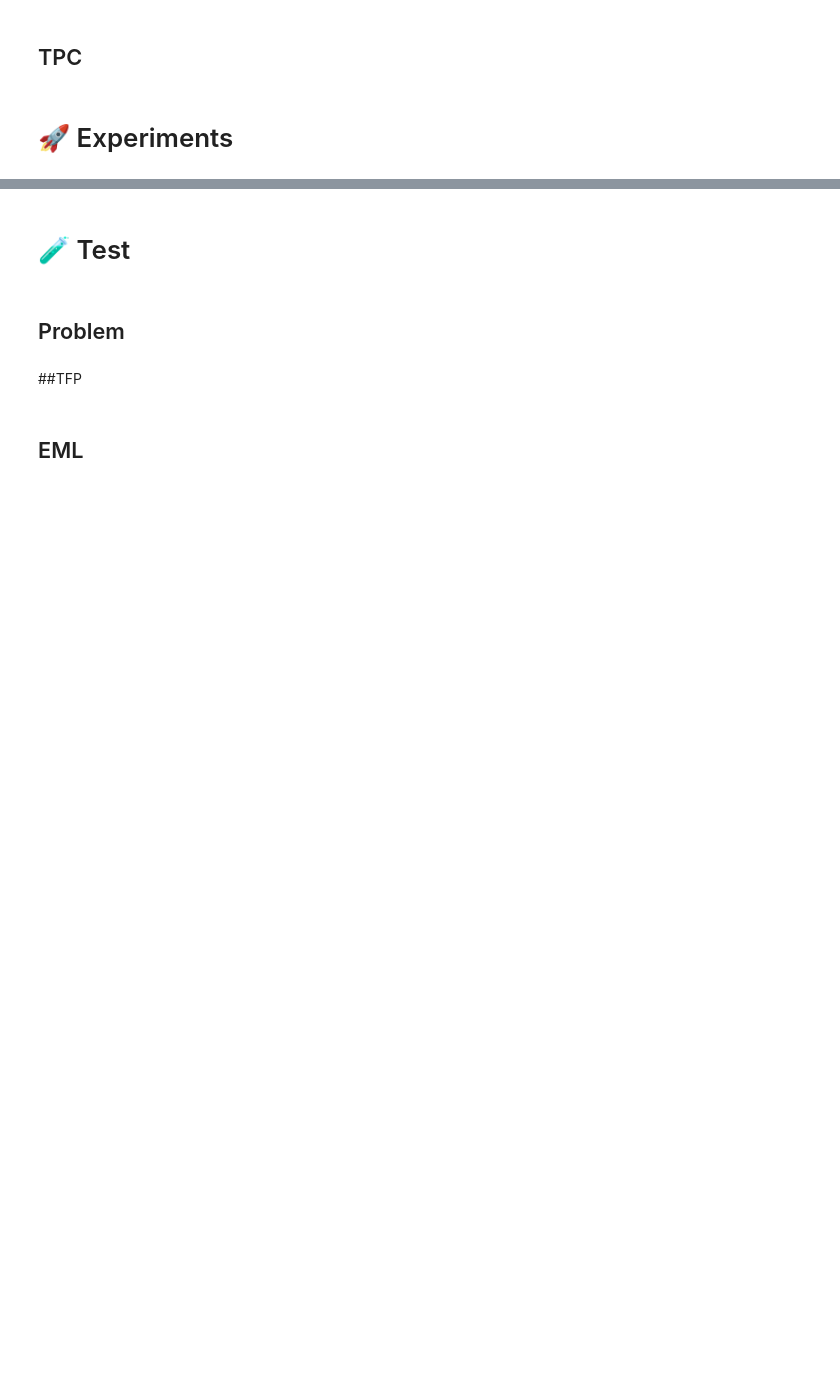
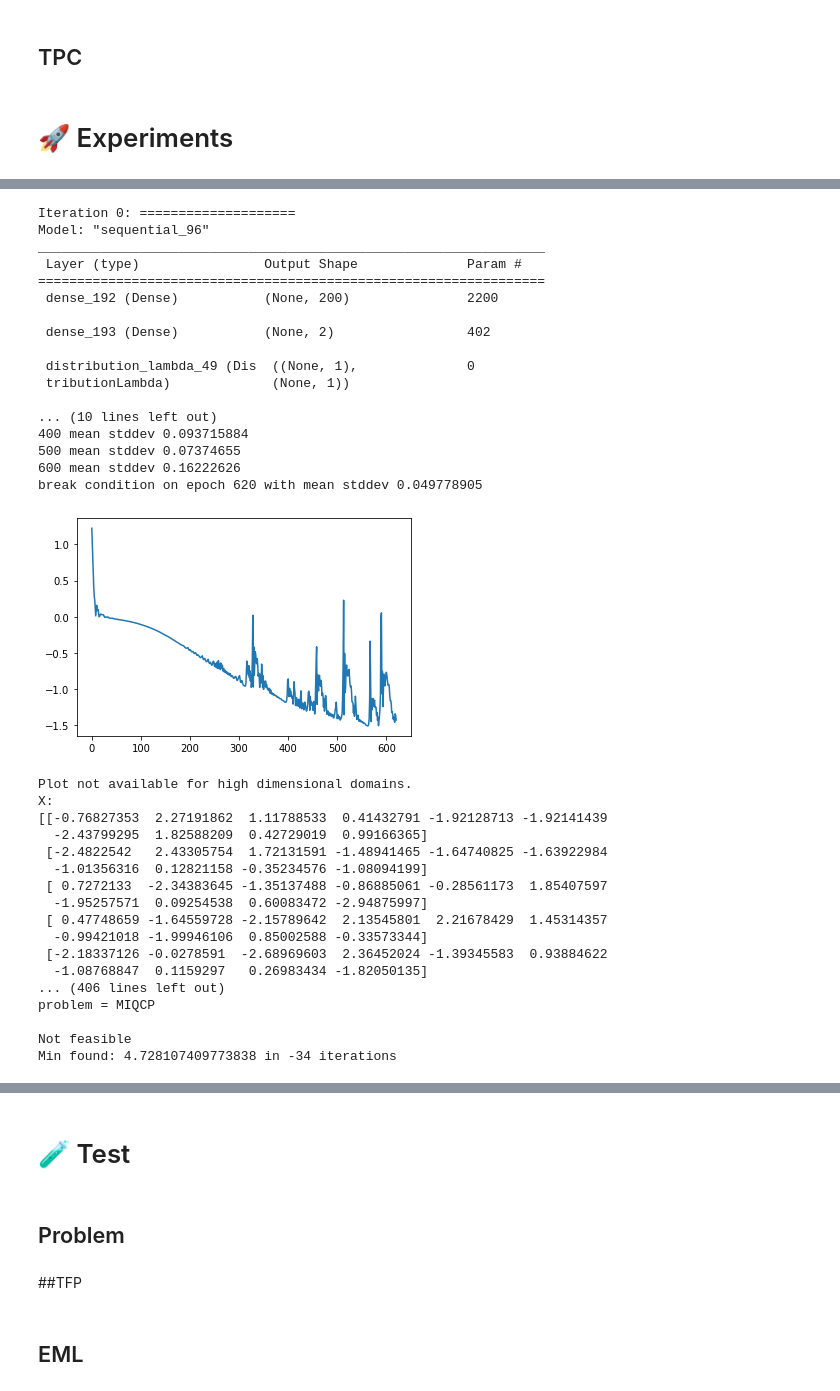
Before and after one commit to DanieleVeri/black-box-eml, a Jupyter notebook: experiments.ipynb, the cells around one changed output, grey strips where cells are left out. Saved outputs shown, nothing was run; the diff lists cells and outputs as text; code cells hidden in the pictures; blank space fills up the shorter version.

```diff
--- a/experiments.ipynb
+++ b/experiments.ipynb
@@ -390,8 +453,8 @@ def parse_tfp(model):
 
 from eml.net.process import ibr_bounds, fwd_bound_tighthening
 
-def propagate_bound(bkd, parsed_model, bounds):
-    bounds = np.array(bounds)
+def propagate_bound(bkd, parsed_model, shape):
+    bounds = np.array([[0,1]]*shape)
     parsed_model.layer(0).update_lb(bounds[:,0])
     parsed_model.layer(0).update_ub(bounds[:,1])
     fwd_bound_tighthening(bkd, parsed_model, timelimit=30)
@@ -507,17 +577,6 @@ class BaseExperiment:
     def normalize_Y(self, y):
         min, max = np.min(self.y_samples), np.max(self.y_samples)
         return (y-min) / (max-min)
-
-    def reverse_normalize_X(self, norm_x, milp_expr=False):
-        bounds = np.array(self.problem.input_bounds)
-        if milp_expr:
-            # for cplex variables, np array not supported
-            bounds_range = np.squeeze(np.diff(bounds, axis=1))
-            xvars = []
-            for i,x in enumerate(norm_x):
-                xvars.append(x * bounds_range[i] + bounds[i,0])
-            return xvars
-        return (bounds[:,1]-bounds[:,0])*norm_x + bounds[:,0]
 
     def reverse_normalize_Y(self, norm_y, stddev=False):
         min, max = np.min(self.y_samples), np.max(self.y_samples)
@@ -603,12 +662,6 @@ class BaseExperiment:
             opt_x = np.zeros(self.problem.input_shape)
             for i in range(self.problem.input_shape):
                 opt_x[i] = sol["x"+str(i)]
-            opt_x = self.reverse_normalize_X(opt_x)
-
-            # retrieve integer solutions
-            for i in range(self.problem.input_shape):
-                if self.problem.input_type[i] == "int":
-                    opt_x[i] = sol["int_x"+str(i)]
 
             # check if repeated data point and query obj function
             dists = np.sum(np.abs(self.x_samples - np.expand_dims(opt_x, 0)), axis=1)
@@ -1406,14 +1733,14 @@ PROBLEM_TPC = ProblemQRS("tpc", build_tpc(), ["int"]*41, [[2, 8]]*41, cst_tpc_si
 # %%
 #@title 📈 Parameters and WandB
 
-ITERATIONS =                                  50#@param {type:"integer"}
-STARTING_POINTS =                              5#@param {type:"integer"}
+ITERATIONS =                                  200#@param {type:"integer"}
+STARTING_POINTS =                              100#@param {type:"integer"}
 
 EPOCHS =                                    999#@param {type:"integer"}
 PATIENCE =                                  None  #@param {type:"raw"}
 
 EVAL_POINTS = None                                   #@param {type:"raw"}
-LR =                                        1e-3#@param {type:"number"}
+LR =                                        5e-3#@param {type:"number"}
 WEIGHT_DECAY =                                        1e-4#@param {type:"number"}
 BATCH_SIZE = None                               #@param {type:"raw"} None = all samples in 1 batch
 DEPTH =                                        1#@param {type:"integer"}
@@ -1423,7 +1750,7 @@ BETA_UCB =                                     1#@param {type:"raw"}
 
 AUG_POINTS =                                 None#@param {type:"raw"}
 
-SOLVER_TIMEOUT =                              120#@param {type:"integer"}
+SOLVER_TIMEOUT =                              30#@param {type:"integer"}
 
 CI_THRESHOLD =              0.05#@param {type:"raw"}
 LNS_FIXED =              1#@param {type:"integer"}
@@ -1547,12 +1874,23 @@ def run_experiment(name, target):
         instance.run()
         return instance
 
+    if name == "DistV3":
+        instance = DistV3(
+            LNS_FIXED,
+            CI_THRESHOLD,
+            BETA_UCB,
+            target, STARTING_POINTS, ITERATIONS,
+            EPOCHS, LR, WEIGHT_DECAY, DEPTH, WIDTH, BATCH_SIZE,
+            SOLVER_TIMEOUT)
+        instance.run()
+        return instance
+
     raise AttributeError("invalid method")
 # %%
 #@title ▶️ Run experiment
 
 # set if starting a new run
-EXPERIMENT_NAME = "ackley10_vanilla"      #@param {type:"string"}
+EXPERIMENT_NAME = "ackley10_distv3"      #@param {type:"string"}
 # set to None if starting a new run
 RUN_ID = None                                   #@param {type:"raw"}
 
@@ -1561,7 +1899,8 @@ if ENABLE_WANDB:
 
 INSTANCE = None
 try:
-    INSTANCE = run_experiment("BetaDecay", PROBLEM_CST_ACKLEY10D)
+    INSTANCE = run_experiment("DistV3", PROBLEM_CST_ACKLEY10D)
 finally:
     if ENABLE_WANDB:
         wandb.finish()
+# %% [output]
@@ -1567,0 +1908,35 @@ finally:
+Iteration 0: ====================
+Model: "sequential_96"
+_________________________________________________________________
+ Layer (type)                Output Shape              Param #
+=================================================================
+ dense_192 (Dense)           (None, 200)               2200
+
+ dense_193 (Dense)           (None, 2)                 402
+
+ distribution_lambda_49 (Dis  ((None, 1),              0
+ tributionLambda)             (None, 1))
+
+... (10 lines left out)
+400 mean stddev 0.093715884
+500 mean stddev 0.07374655
+600 mean stddev 0.16222626
+break condition on epoch 620 with mean stddev 0.049778905
+[figure, added]
+Plot not available for high dimensional domains.
+X:
+[[-0.76827353  2.27191862  1.11788533  0.41432791 -1.92128713 -1.92141439
+  -2.43799295  1.82588209  0.42729019  0.99166365]
+ [-2.4822542   2.43305754  1.72131591 -1.48941465 -1.64740825 -1.63922984
+  -1.01356316  0.12821158 -0.35234576 -1.08094199]
+ [ 0.7272133  -2.34383645 -1.35137488 -0.86885061 -0.28561173  1.85407597
+  -1.95257571  0.09254538  0.60083472 -2.94875997]
+ [ 0.47748659 -1.64559728 -2.15789642  2.13545801  2.21678429  1.45314357
+  -0.99421018 -1.99946106  0.85002588 -0.33573344]
+ [-2.18337126 -0.0278591  -2.68969603  2.36452024 -1.39345583  0.93884622
+  -1.08768847  0.1159297   0.26983434 -1.82050135]
+... (406 lines left out)
+problem = MIQCP
+
+Not feasible
+Min found: 4.728107409773838 in -34 iterations
```
Also changed, not shown: parts of 14 cells of this notebook, 2 other files.
